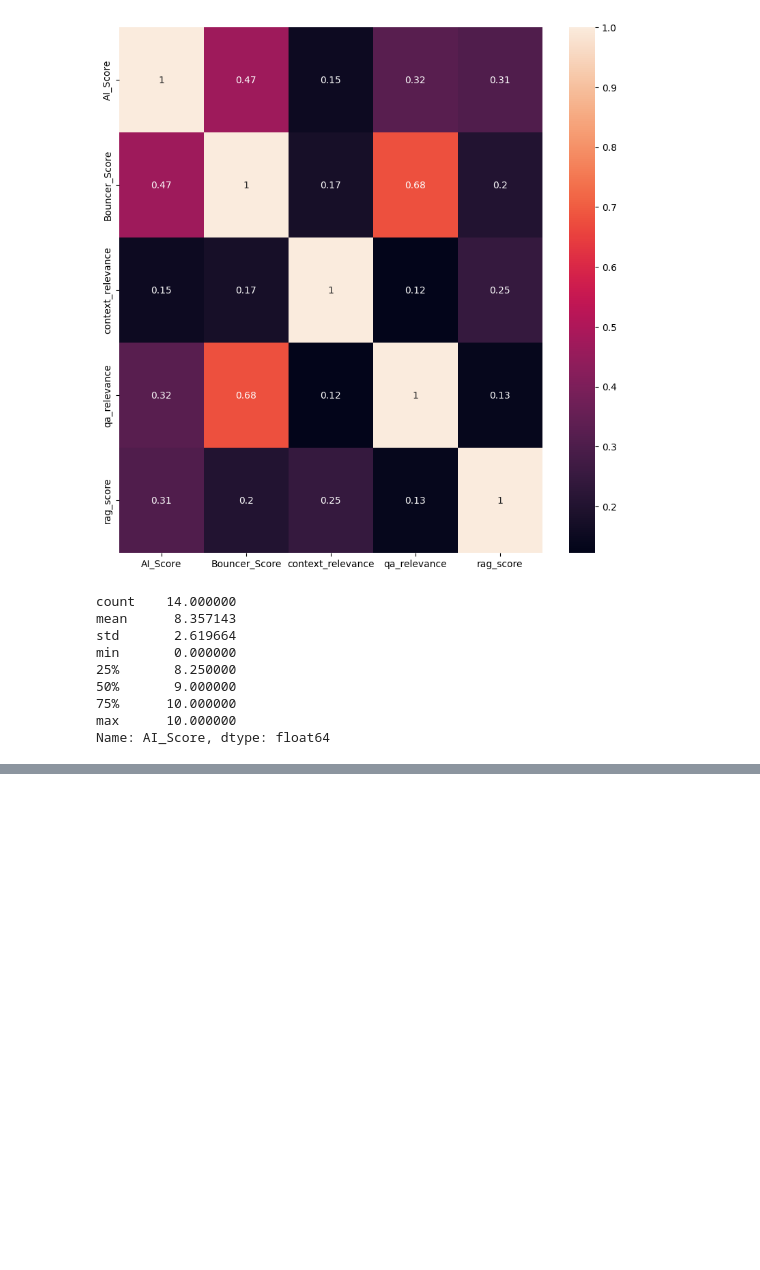
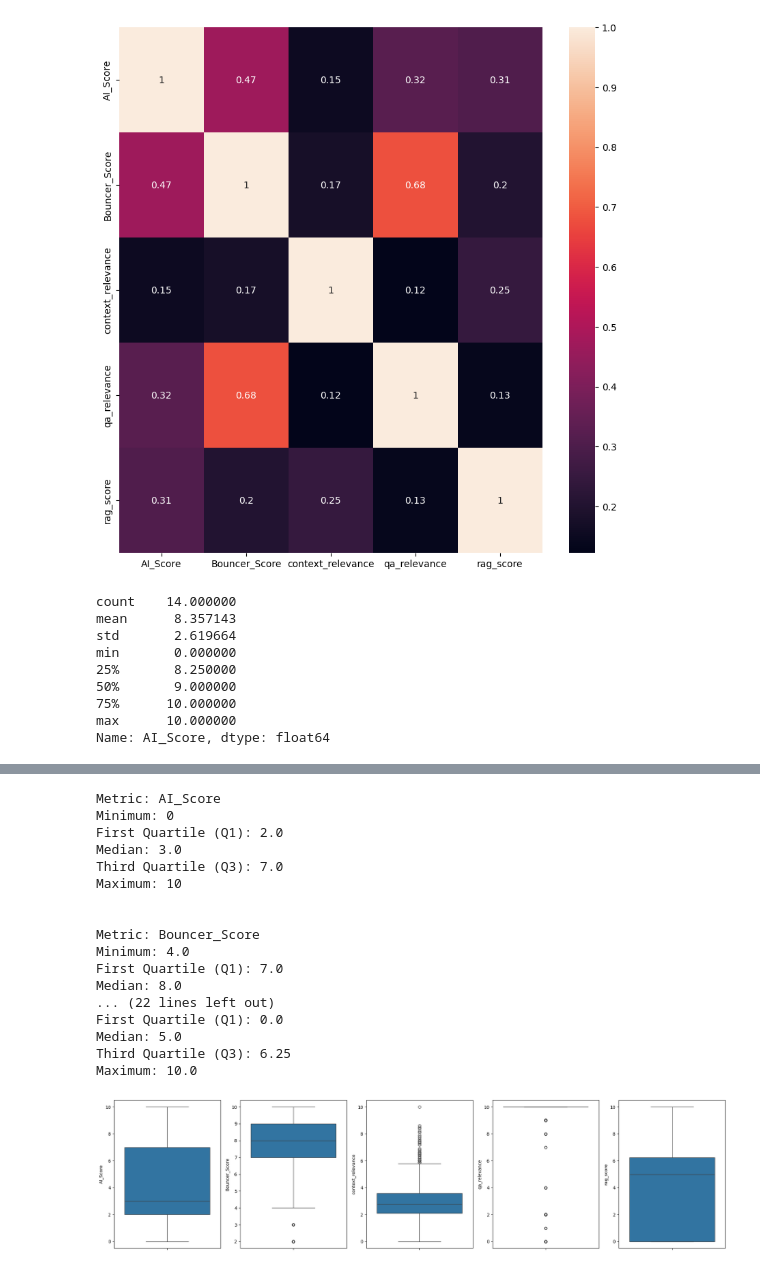
Before and after one commit to NobleMathews/mayil_eval, a Jupyter notebook: j_visualize_scores.ipynb, the cells around one changed output, grey strips where cells are left out. Saved outputs shown, nothing was run; the diff lists cells and outputs as text; code cells hidden in the pictures; blank space fills up the shorter version.

```diff
--- a/j_visualize_scores.ipynb
+++ b/j_visualize_scores.ipynb
@@ -100,7 +100,7 @@ for case in df[df["AI_Score"]>9].index.tolist():
         data = json.load(f)
     content = data["mayil_response"]
     issue_md = f"#{case}\n\n##{data['title']}\n\n{data['body']}"
-    render_markdown_to_html(issue_md, content)
+    # render_markdown_to_html(issue_md, content)
 # %%
 # plt.figure(figsize=(10, 10))
 # sns.lineplot(data=df[["Bouncer_Score", "AI_Score"]].sort_values(by='Bouncer_Score'))
@@ -214,3 +226,48 @@ plt.show()
+# %%
+fig, ax = plt.subplots(nrows=1, ncols=5, figsize=(20, 5), sharey=False)
+metrics = df.columns
+
+for i, metric in enumerate(metrics):
+    q1 = df[metric].quantile(0.25)
+    median = df[metric].median()
+    q3 = df[metric].quantile(0.75)
+    iqr = q3 - q1
+    minimum = df[metric].where(df[metric] >= q1 - 1.5 * iqr).min()
+    maximum = df[metric].where(df[metric] <= q3 + 1.5 * iqr).max()
+    outliers = df[metric][(df[metric] < q1 - 1.5 * iqr) | (df[metric] > q3 + 1.5 * iqr)].values
+
+    print(f"Metric: {metric}")
+    print(f"Minimum: {minimum}")
+    print(f"First Quartile (Q1): {q1}")
+    print(f"Median: {median}")
+    print(f"Third Quartile (Q3): {q3}")
+    print(f"Maximum: {maximum}")
+    # Outliers: {outliers}
+    print(f"\n")
+    sns.boxplot(y=df[metric], ax=ax[i])
+    # ax[i].set_title(metric)
+
+plt.tight_layout()
+plt.show()
+# %% [output]
+Metric: AI_Score
+Minimum: 0
+First Quartile (Q1): 2.0
+Median: 3.0
+Third Quartile (Q3): 7.0
+Maximum: 10
+
+
+Metric: Bouncer_Score
+Minimum: 4.0
+First Quartile (Q1): 7.0
+Median: 8.0
+... (22 lines left out)
+First Quartile (Q1): 0.0
+Median: 5.0
+Third Quartile (Q3): 6.25
+Maximum: 10.0
+[figure, added]
 # %%
 len(df[df["AI_Score"] == 7])
 # %% [output]
```
Also changed, not shown: parts of 6 cells of this notebook, 1 other file.
